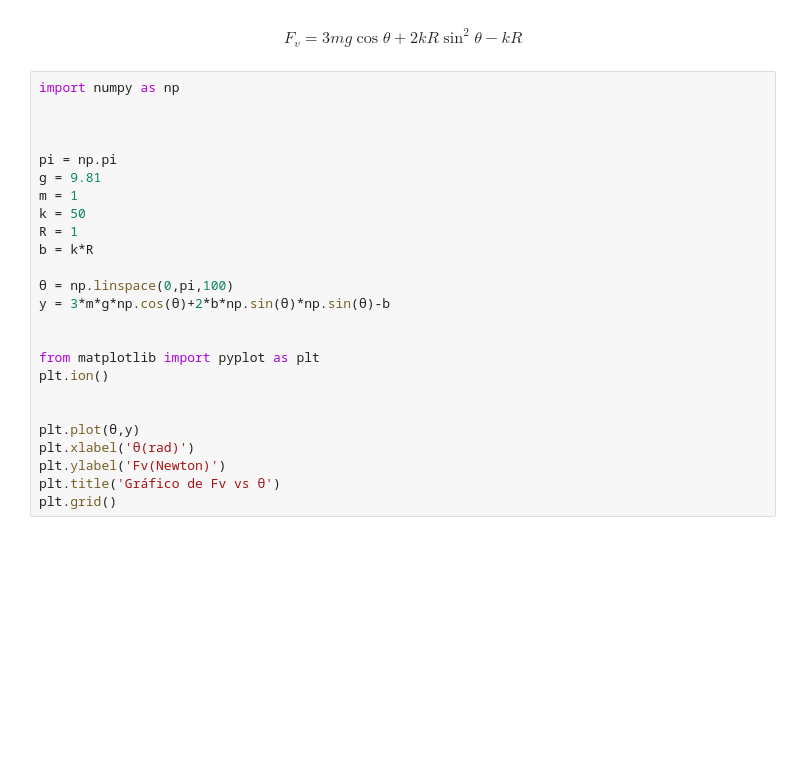
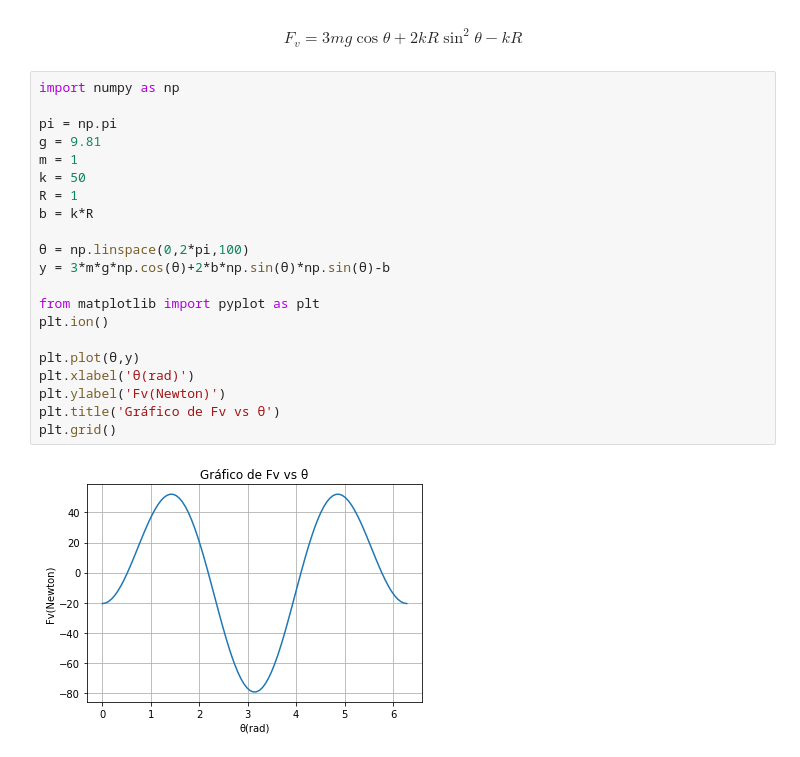
Before and after one commit to LautaroCJohnson/TP-Fisica-I, a Jupyter notebook: TP Computacional.ipynb, the cells around one changed output. Drawn from its saved outputs; the diff is of its cells as text; blank space fills up the shorter version.

```diff
--- a/TP Computacional.ipynb
+++ b/TP Computacional.ipynb
@@ -6,26 +6,24 @@
 $$F_v = 3mg\cos{\theta}+2kR\sin^2{\theta}-kR$$
 # %%
 import numpy as np
-
-
 
 pi = np.pi
 g = 9.81
 m = 1
 k = 50
 R = 1
 b = k*R
 
-θ = np.linspace(0,pi,100)
+θ = np.linspace(0,2*pi,100)
 y = 3*m*g*np.cos(θ)+2*b*np.sin(θ)*np.sin(θ)-b
-
 
 from matplotlib import pyplot as plt
 plt.ion()
-
 
 plt.plot(θ,y)
 plt.xlabel('θ(rad)')
 plt.ylabel('Fv(Newton)')
 plt.title('Gráfico de Fv vs θ')
 plt.grid()
+# %% [output]
+[figure, added]
```
Also changed, not shown: parts of 7 cells of this notebook, 1 other file.
